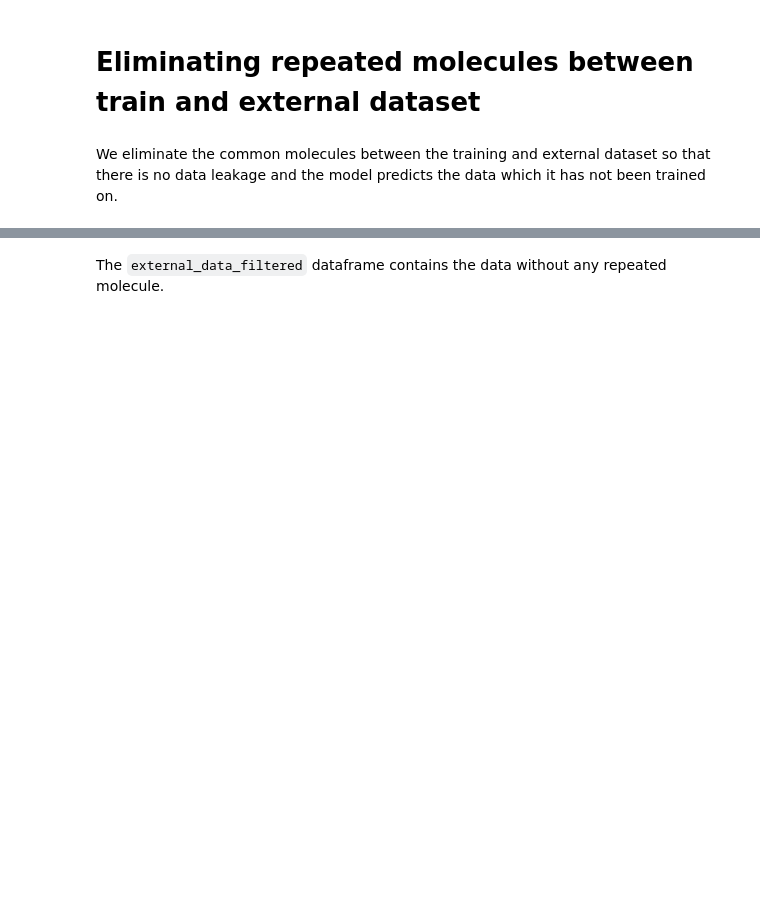
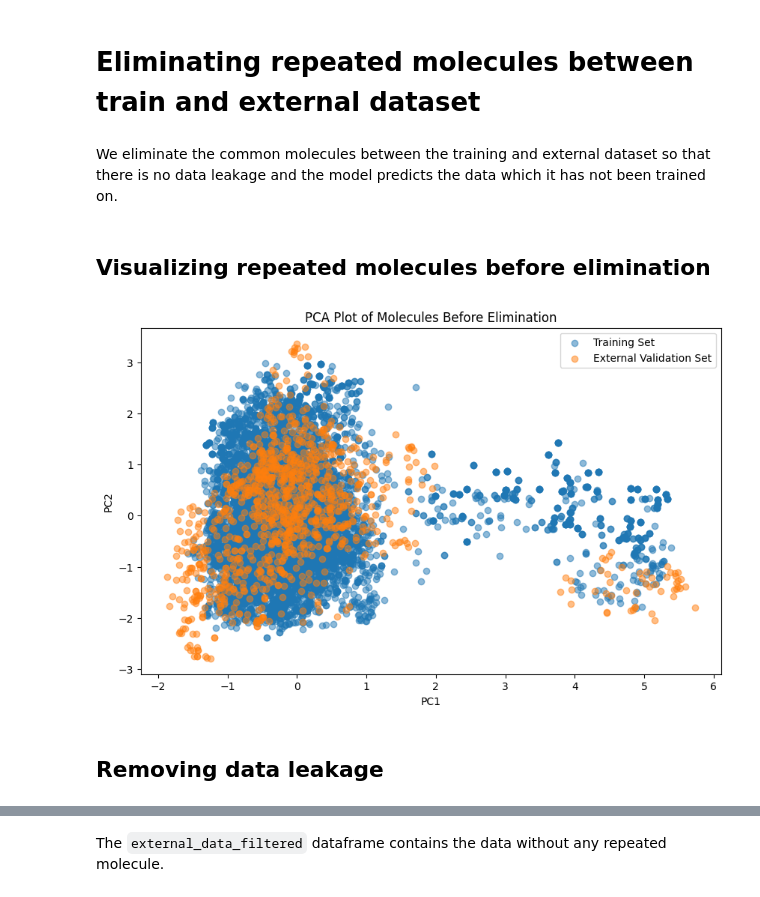
Before and after one commit to dubeyayushi/Contribution-Period-Ersilia, a Jupyter notebook: notebooks/02_external_validation_eos30gr.ipynb, the cells around one changed output, grey strips where cells are left out. Saved outputs shown, nothing was run; the diff lists cells and outputs as text; code cells hidden in the pictures; blank space fills up the shorter version.

```diff
--- a/notebooks/02_external_validation_eos30gr.ipynb
+++ b/notebooks/02_external_validation_eos30gr.ipynb
@@ -217,6 +218,36 @@ train_data.head()
 # Eliminating repeated molecules between train and external dataset
 # %% [markdown]
 We eliminate the common molecules between the training and external dataset so that there is no data leakage and the model predicts the data which it has not been trained on.
+# %% [markdown]
+## Visualizing repeated molecules before elimination
+# %%
+training_smiles = train_data['Smiles']  # List of SMILES strings for molecules in the training set
+external_validation_smiles = external_data['Smiles']  # List of SMILES strings for molecules in the external validation set
+
+# Calculate Morgan fingerprints for both sets
+training_fingerprints = calculate_morgan_fingerprints(training_smiles)
+external_validation_fingerprints = calculate_morgan_fingerprints(external_validation_smiles)
+
+# Perform PCA
+training_pca_result = perform_pca(training_fingerprints)
+external_validation_pca_result = perform_pca(external_validation_fingerprints)
+
+# Plot PCA-transformed molecules
+plt.figure(figsize=(10, 6))
+plt.scatter(training_pca_result[:, 0], training_pca_result[:, 1], label='Training Set', alpha=0.5)
+plt.scatter(external_validation_pca_result[:, 0], external_validation_pca_result[:, 1], label='External Validation Set', alpha=0.5)
+plt.title('PCA Plot of Molecules Before Elimination')
+plt.xlabel('PC1')
+plt.ylabel('PC2')
+plt.legend()
+#Save the plot
+figure_path = '../figures/external_validation/pca_before_elimination.png'
+plt.savefig(figure_path)
+plt.show()
+# %% [output]
+[figure, added]
+# %% [markdown]
+## Removing data leakage
 # %%
 external_data_filtered = external_data[~external_data['Smiles'].isin(train_data['standardised_smiles'])]
 
```
Also changed, not shown: parts of 4 cells of this notebook, 4 other files.
